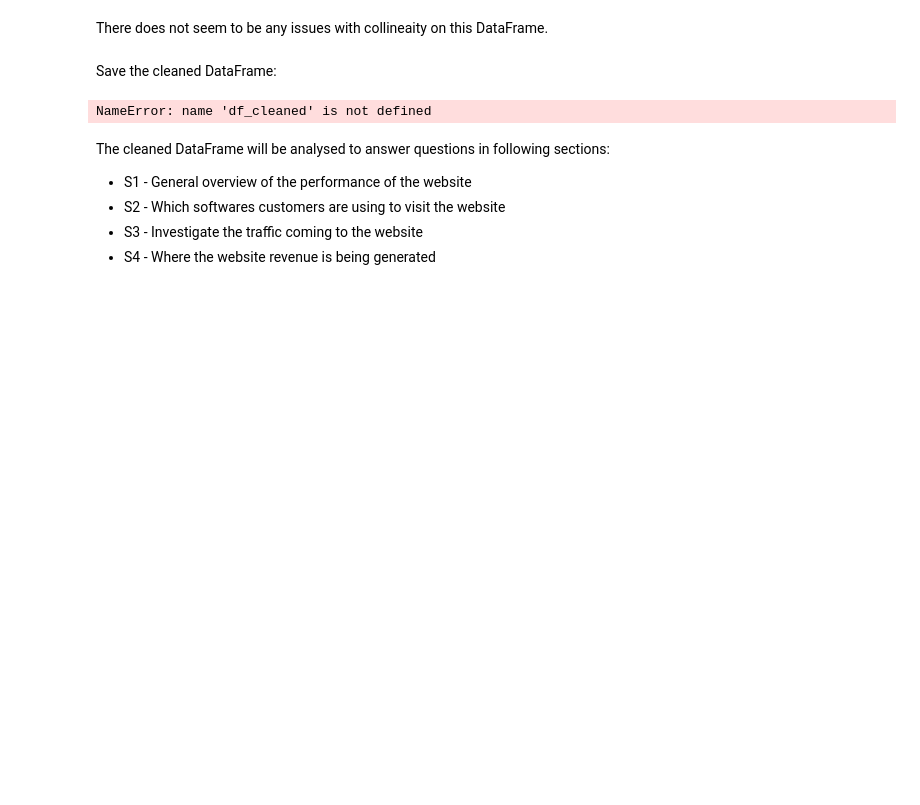
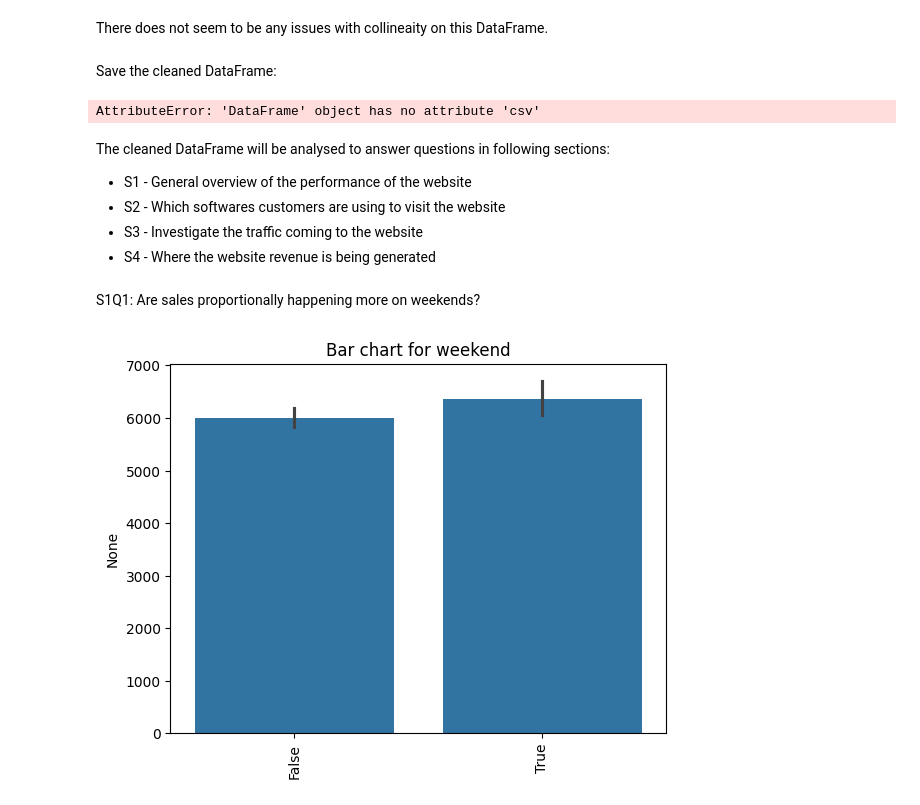
Before and after one commit to MadokaKumamaru/exploratory-data-analysis---online-shopping-in-retail309, a Jupyter notebook: retail_EDA_report.ipynb, the cells around one changed output. Drawn from its saved outputs; the diff is of its cells as text; code cells hidden in the pictures; blank space fills up the shorter version.

```diff
--- a/retail_EDA_report.ipynb
+++ b/retail_EDA_report.ipynb
@@ -378,12 +382,25 @@ There does not seem to be any issues with collineaity on this DataFrame.
 # %% [markdown]
 Save the cleaned DataFrame:
 # %%
-db_utils.save_data(customer_activity, df_cleaned.csv)
+db_utils.save_data(customer_activity, customer_activity.csv)
 # %% [output]
-NameError: name 'df_cleaned' is not defined
+AttributeError: 'DataFrame' object has no attribute 'csv'
 # %% [markdown]
 The cleaned DataFrame will be analysed to answer questions in following sections:
 - S1 - General overview of the performance of the website
 - S2 - Which softwares customers are using to visit the website
 - S3 - Investigate the traffic coming to the website
 - S4 - Where the website revenue is being generated
+# %% [markdown]
+S1Q1: Are sales proportionally happening more on weekends?
+# %%
+# Filter the DataFrame for rows where revenue is True (the customer purachesed during that session)
+revenue_true = customer_activity[customer_activity['revenue'] == True]
+
+# Create a new class instance for the filtered DataFrame
+revenue_true_plot = plotter.Plotter(revenue_true)
+
+# Plot a bar chart for the weekend column
+revenue_true_plot.plot_barchart('weekend')
+# %% [output]
+[figure, added]
```
Also changed, not shown: parts of 18 cells of this notebook, 4 other files.
